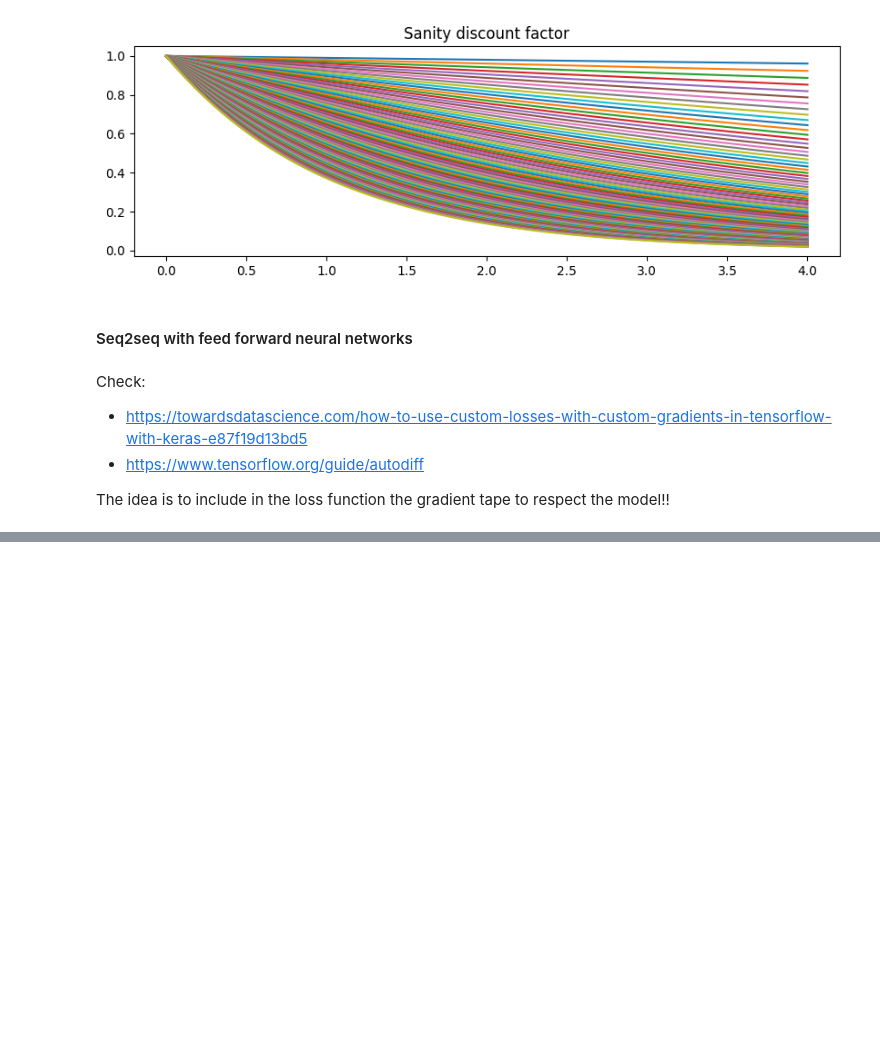
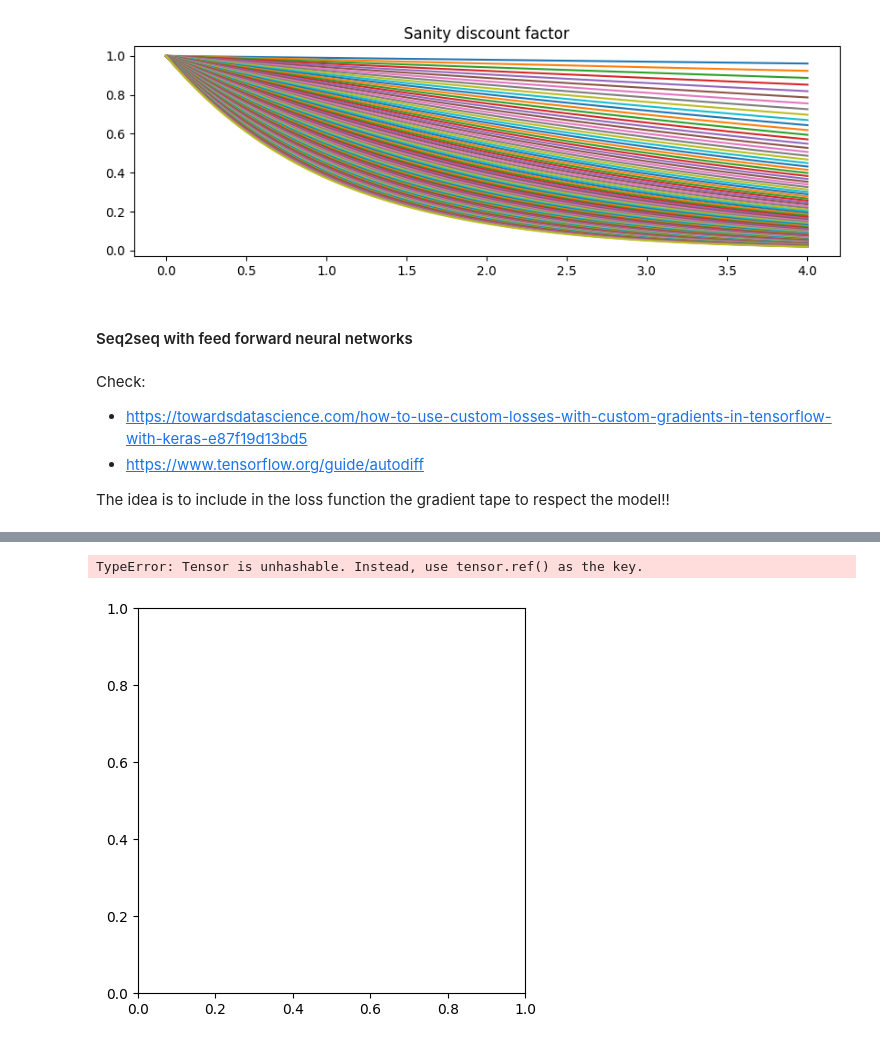
Before and after one commit to borjaf696/LGM_BFSDE, a Jupyter notebook: notebooks/simulation.ipynb, the cells around one changed output, grey strips where cells are left out. Drawn from its saved outputs; the diff is of its cells as text; code cells hidden in the pictures; blank space fills up the shorter version.

Commit message:
Version with steps vectorized and tf operations

```diff
--- a/notebooks/simulation.ipynb
+++ b/notebooks/simulation.ipynb
@@ -220,9 +220,8 @@ class LGM_model(tf.keras.Model):
         self._grads = tape.gradient(y, xs)
         return self._grads
 
-    def get_dv_dxi(self, i, sample_idx = 0):
-        print(i)
-        return self._grads[sample_idx][i] if self._grads is not None else None
+    def get_dv_dxi(self, i, sample_idx = None):
+        return self._grads[:, i] if self._grads is not None else None
 
     def call(self, inputs):
         return self._custom_model(inputs)
@@ -254,16 +253,15 @@ class LGM_model(tf.keras.Model):
         samples, N = X.shape
         # Swaping option at strike
         v = np.zeros((samples,N))
-        predictions = self._custom_model(X).numpy()
+        predictions = self._custom_model(X)
         # Keep only the first value predicted
-        v[0] = predictions[0]
+        v[:, 0] = predictions[:, 0]
         # Get the gradients
-        grads = self.get_dv_dx(X).numpy()
-        print(grads.shape)
+        grads = self.get_dv_dx(X)
         # Do the iterative process
         for i in range(0, N - 1):
-            v[:, i + 1] = v[:, i] + grads[:,i] * (X[:, i + 1] - X[:, i])
-        sys.exit()
+            v[:, i + 1] = tf.math.add(v[:, i], tf.math.multiply(grads[:, i], tf.math.subtract(X[:, i + 1], X[:, i])))
+
         return v, predictions
 # %% [markdown]
 #### Iterative process
@@ -293,5 +292,5 @@ Experimento:
 # %%
 @tf.function
 def f(xn, n):
-  return 1.0
+  return 1.0 + xn*0.
 # %%
@@ -332,7 +327,7 @@ def custom_loss_lgm(x = np.array, path = np.array, predictions = np.array):
 # %%
-epochs = 2
+epochs = 100
 # Optimizer
-optimizer = tf.keras.optimizers.Adam(learning_rate=1e-3)
+optimizer = tf.keras.optimizers.Adam(learning_rate=1e-2)
 # Custom model
 lgm = LGM_model(N_steps, 64)
 # Data used as features
@@ -340,21 +335,19 @@ features = np.reshape(mc_paths_transpose, (nsims, N_steps))
 print(f'Features shape: {features.shape}')
 # Loss metric
 loss_metric = tf.keras.metrics.Mean()
+# Losses:
+losses = []
 # Iterate over epochs.
 for epoch in range(epochs):
-    print("Start of epoch %d" % (epoch,))
-
     with tf.GradientTape() as tape:
-        predictions = lgm(features)
-        x = tf.Variable(features, trainable = False)
-        path = tf.Variable(path, trainable = False)
+        x = tf.Variable(features, trainable = True)
+        v, predictions = lgm.predict_path_vectorized(x)
         predictions = tf.Variable(predictions, trainable = False)
-        path, predictions = lgm.predict_path(features)
-        loss = custom_loss_lgm(x = features,  path = path, predictions = predictions)
-
+        loss = custom_loss_lgm(x = features, predictions = v, N_steps = N_steps)
     grads = tape.gradient(loss, lgm.trainable_weights)
     optimizer.apply_gradients(zip(grads, lgm.trainable_weights))
-
     loss_metric(loss)
-    print("Mean loss = %.4f" % (loss_metric.result()))
+    print(f'Epoch {epoch} Mean loss {loss_metric.result()}')
+    # Store losses
+    losses.append(float(loss_metric.result()))
 # %% [output]
@@ -365,0 +371,7 @@ ValueError: setting an array element with a sequence. The requested array has an
+# %%
+plt.figure(figsize = (5, 5))
+sns.lineplot(x = list(range(len(losses))), y = losses)
+plt.show()
+# %% [output]
+TypeError: Tensor is unhashable. Instead, use tensor.ref() as the key.
+[figure, added]
```
Also changed, not shown: parts of 6 cells of this notebook.
